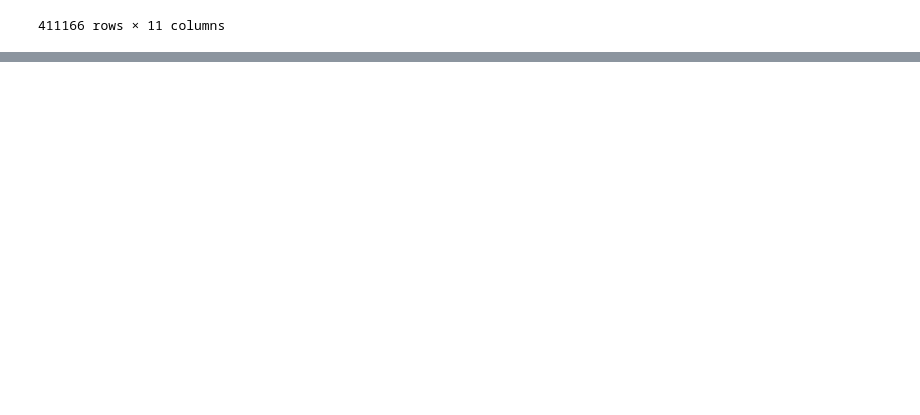
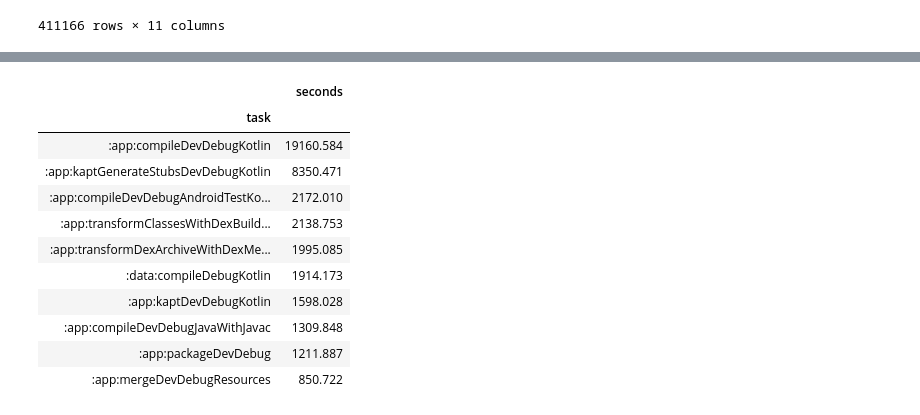
Before and after one commit to ViacheslavPogorelyy/projects_for_autoru, a Jupyter notebook: times.ipynb, the cells around one changed output, grey strips where cells are left out. Drawn from its saved outputs; the diff is of its cells as text; code cells hidden in the pictures; blank space fills up the shorter version.

```diff
--- a/times.ipynb
+++ b/times.ipynb
@@ -146,0 +168,15 @@ df
+# %%
+df.pivot_table(index = 'task', values = 'seconds', aggfunc = ('sum')).sort_values(by ='seconds', ascending = False).head(10)
+# %% [output]
+|  | seconds |
+| task |  |
+| :app:compileDevDebugKotlin | 19160.584 |
+| :app:kaptGenerateStubsDevDebugKotlin | 8350.471 |
+| :app:compileDevDebugAndroidTestKo... | 2172.010 |
+| :app:transformClassesWithDexBuild... | 2138.753 |
+| :app:transformDexArchiveWithDexMe... | 1995.085 |
+| :data:compileDebugKotlin | 1914.173 |
+| :app:kaptDevDebugKotlin | 1598.028 |
+| :app:compileDevDebugJavaWithJavac | 1309.848 |
+| :app:packageDevDebug | 1211.887 |
+| :app:mergeDevDebugResources | 850.722 |
```
Also changed, not shown: parts of 10 cells of this notebook.
